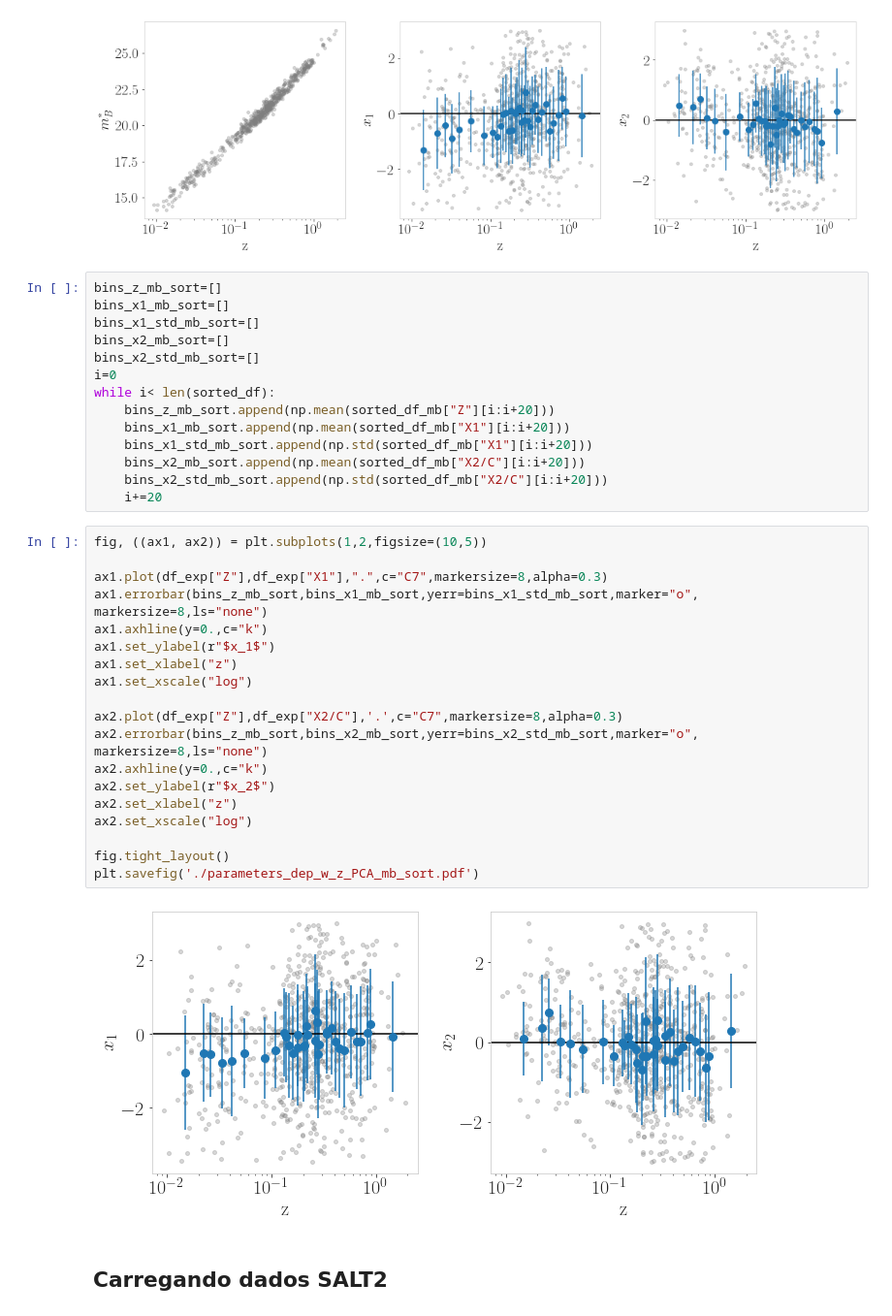
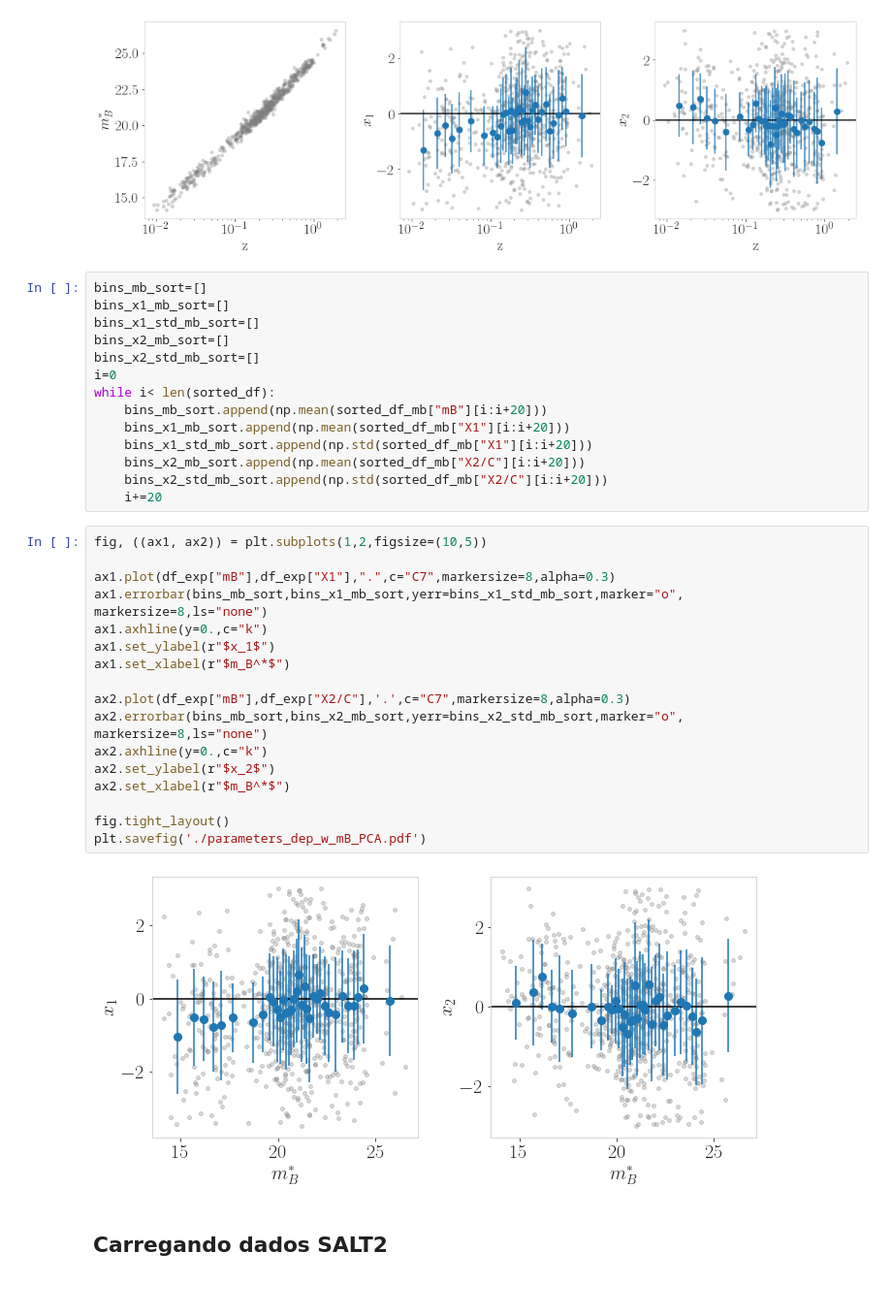
Before and after one commit to CassiaNascimento/PETS_model_for_SN_Ia_LC_fitting, a Jupyter notebook: fitting_pantheon/pca fit results/Cosmology_LCDM_PCA.ipynb, the cells around one changed output. Shown at 97% size. Drawn from its saved outputs; the diff is of its cells as text.

```diff
--- a/fitting_pantheon/pca fit results/Cosmology_LCDM_PCA.ipynb
+++ b/fitting_pantheon/pca fit results/Cosmology_LCDM_PCA.ipynb
@@ -380,14 +380,14 @@ plt.savefig('./parameters_dep_w_z_PCA.pdf')
 # %% [output]
 [figure]
 # %%
-bins_z_mb_sort=[]
+bins_mb_sort=[]
 bins_x1_mb_sort=[]
 bins_x1_std_mb_sort=[]
 bins_x2_mb_sort=[]
 bins_x2_std_mb_sort=[]
 i=0
 while i< len(sorted_df):
-    bins_z_mb_sort.append(np.mean(sorted_df_mb["Z"][i:i+20]))
+    bins_mb_sort.append(np.mean(sorted_df_mb["mB"][i:i+20]))
     bins_x1_mb_sort.append(np.mean(sorted_df_mb["X1"][i:i+20]))
     bins_x1_std_mb_sort.append(np.std(sorted_df_mb["X1"][i:i+20]))
     bins_x2_mb_sort.append(np.mean(sorted_df_mb["X2/C"][i:i+20]))
@@ -396,24 +396,22 @@ while i< len(sorted_df):
 # %%
 fig, ((ax1, ax2)) = plt.subplots(1,2,figsize=(10,5))
 
-ax1.plot(df_exp["Z"],df_exp["X1"],".",c="C7",markersize=8,alpha=0.3)
-ax1.errorbar(bins_z_mb_sort,bins_x1_mb_sort,yerr=bins_x1_std_mb_sort,marker="o", markersize=8,ls="none")
+ax1.plot(df_exp["mB"],df_exp["X1"],".",c="C7",markersize=8,alpha=0.3)
+ax1.errorbar(bins_mb_sort,bins_x1_mb_sort,yerr=bins_x1_std_mb_sort,marker="o", markersize=8,ls="none")
 ax1.axhline(y=0.,c="k")
 ax1.set_ylabel(r"$x_1$")
-ax1.set_xlabel("z")
-ax1.set_xscale("log")
+ax1.set_xlabel(r"$m_B^*$")
 
-ax2.plot(df_exp["Z"],df_exp["X2/C"],'.',c="C7",markersize=8,alpha=0.3)
-ax2.errorbar(bins_z_mb_sort,bins_x2_mb_sort,yerr=bins_x2_std_mb_sort,marker="o", markersize=8,ls="none")
+ax2.plot(df_exp["mB"],df_exp["X2/C"],'.',c="C7",markersize=8,alpha=0.3)
+ax2.errorbar(bins_mb_sort,bins_x2_mb_sort,yerr=bins_x2_std_mb_sort,marker="o", markersize=8,ls="none")
 ax2.axhline(y=0.,c="k")
 ax2.set_ylabel(r"$x_2$")
-ax2.set_xlabel("z")
-ax2.set_xscale("log")
+ax2.set_xlabel(r"$m_B^*$")
 
 fig.tight_layout()
-plt.savefig('./parameters_dep_w_z_PCA_mb_sort.pdf')
+plt.savefig('./parameters_dep_w_mB_PCA.pdf')
 # %% [output]
-[figure, old version]
+[figure, new version]
 # %% [markdown]
 ## Carregando dados SALT2
 # %%
```
Also changed, not shown: parts of 1 cell of this notebook, 1 other file.
